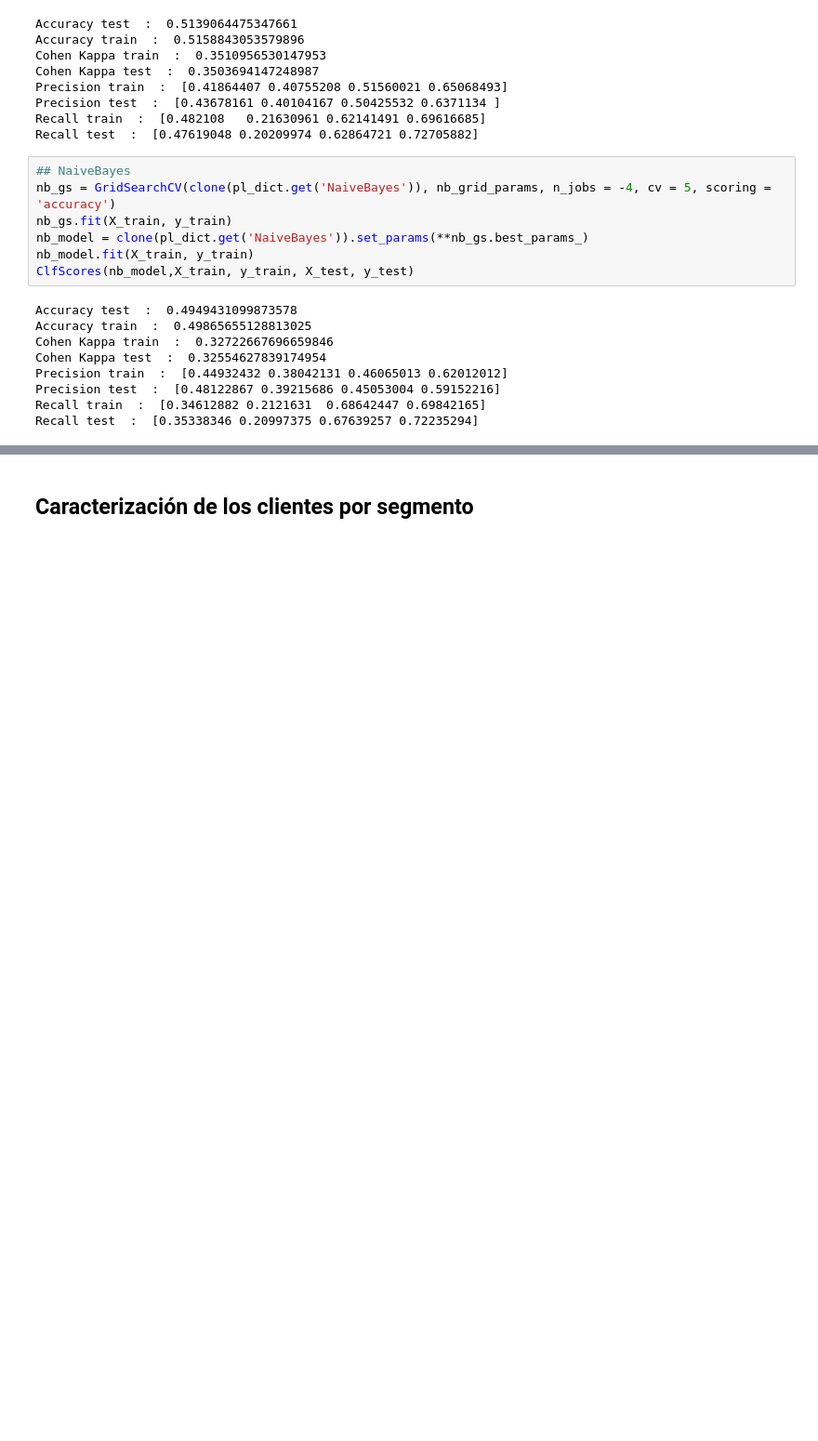
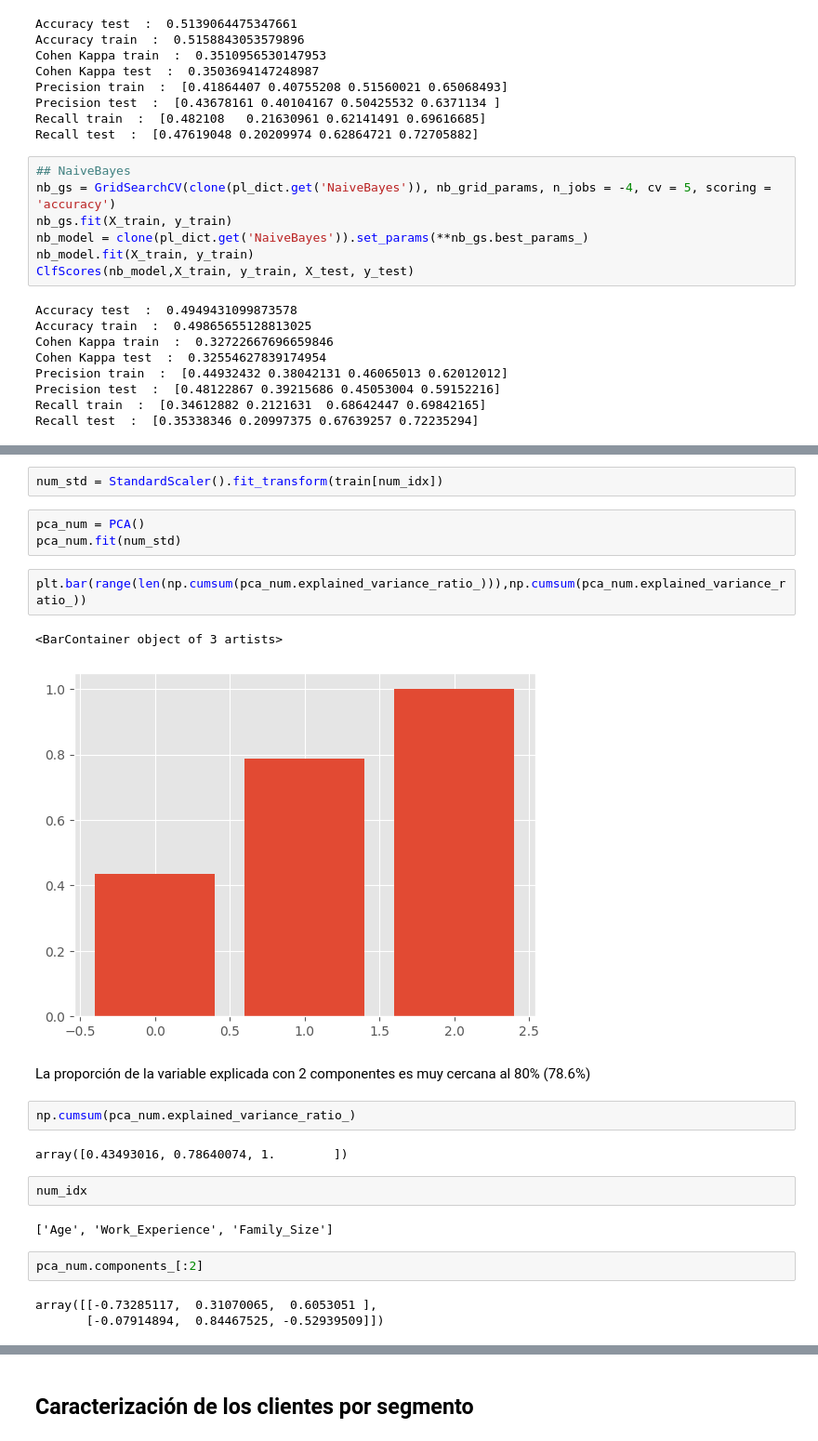
Before and after one commit to maryyuliana/fundamentos_I, a Jupyter notebook: Proyecto.ipynb, the cells around one changed output, grey strips where cells are left out. Shown at 93% size. Saved outputs shown, nothing was run; the diff lists cells and outputs as text; blank space fills up the shorter version.

```diff
--- a/Proyecto.ipynb
+++ b/Proyecto.ipynb
@@ -512,0 +603,25 @@ Recall test  :  [0.48370927 0.29396325 0.58090186 0.76705882]
+# %%
+num_std = StandardScaler().fit_transform(train[num_idx])
+# %%
+pca_num = PCA()
+pca_num.fit(num_std)
+# %%
+plt.bar(range(len(np.cumsum(pca_num.explained_variance_ratio_))),np.cumsum(pca_num.explained_variance_ratio_))
+# %% [output]
+<BarContainer object of 3 artists>
+[figure, added]
+# %% [markdown]
+La proporción de la variable explicada con 2 componentes es muy cercana al 80% (78.6%)
+# %%
+np.cumsum(pca_num.explained_variance_ratio_)
+# %% [output]
+array([0.43493016, 0.78640074, 1.        ])
+# %%
+num_idx
+# %% [output]
+['Age', 'Work_Experience', 'Family_Size']
+# %%
+pca_num.components_[:2]
+# %% [output]
+array([[-0.73285117,  0.31070065,  0.6053051 ],
+       [-0.07914894,  0.84467525, -0.52939509]])
```
Also changed, not shown: parts of 36 cells of this notebook.
